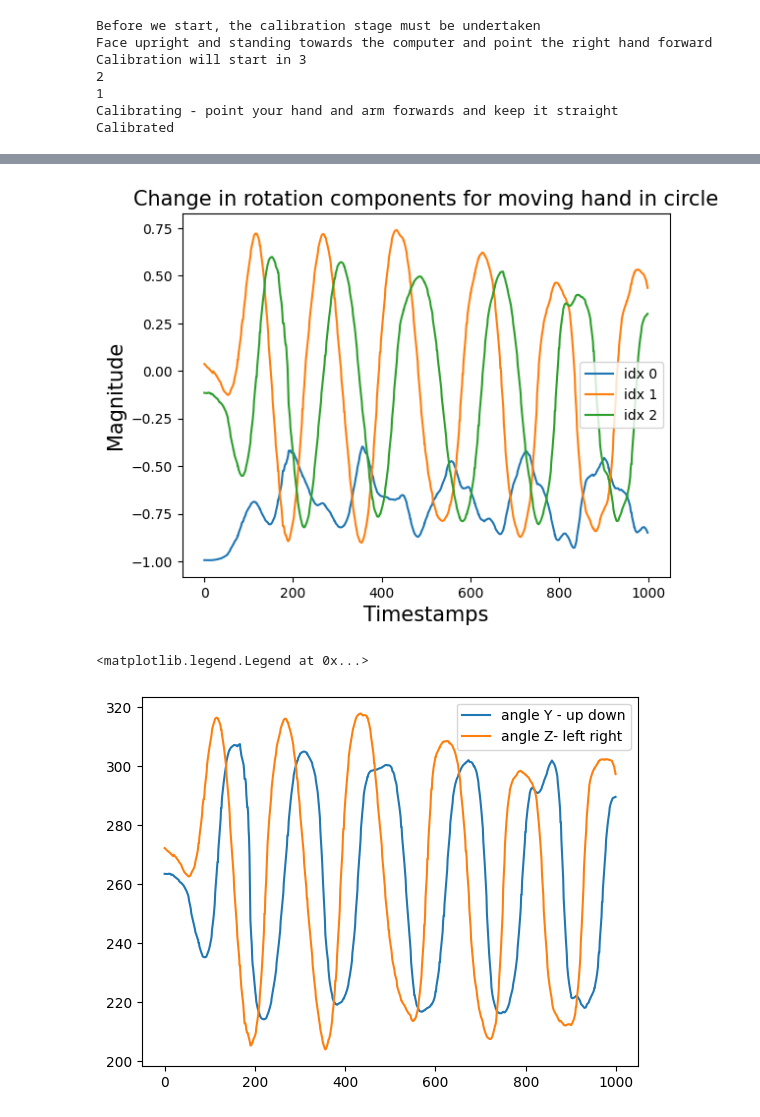
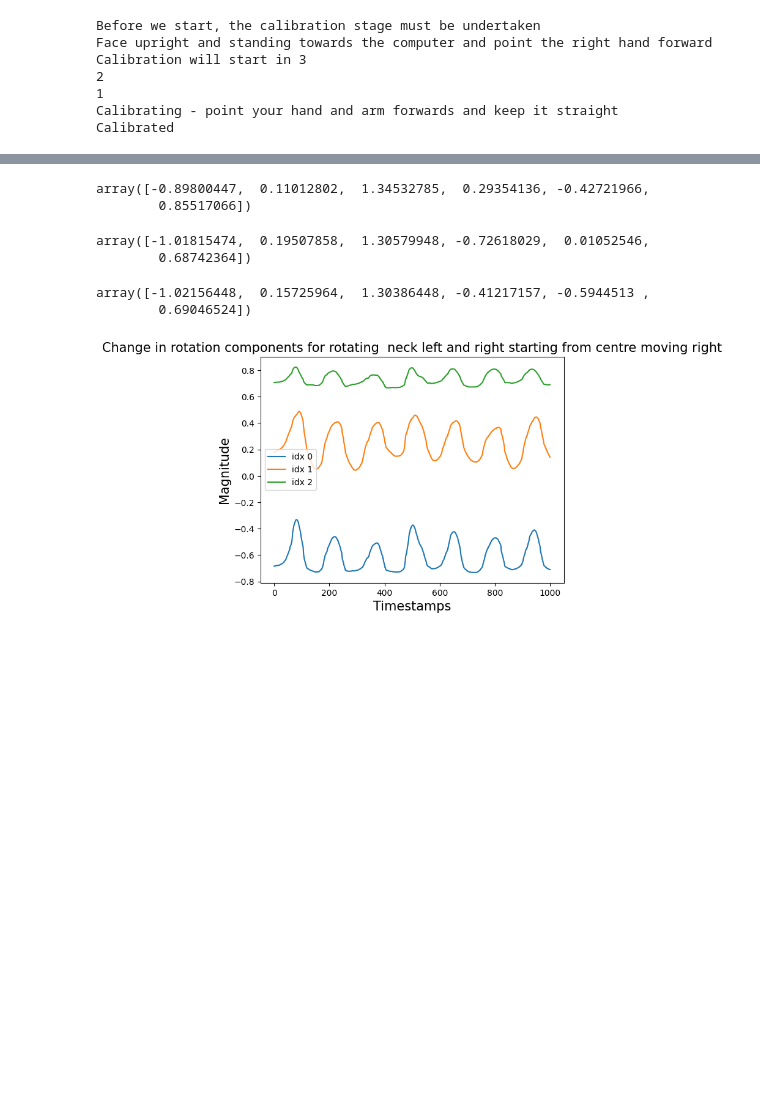
Before and after one commit to ashwin133/BrainMachineInterfaces, a Jupyter notebook: Experiment_pointer/testStreamingData.ipynb, the cells around one changed output, grey strips where cells are left out. Cells and saved outputs as stored; diff of their text form; code cells hidden in the pictures; blank space fills up the shorter version.

```diff
--- a/Experiment_pointer/testStreamingData.ipynb
+++ b/Experiment_pointer/testStreamingData.ipynb
@@ -125,0 +134,21 @@ array([-0.31111214,  3.48177338, -0.02077894,  0.46912035,  0.75183499,
+# %%
+# left
+left = shared_array[4,0:6]
+left
+# %% [output]
+array([-0.89800447,  0.11012802,  1.34532785,  0.29354136, -0.42721966,
+        0.85517066])
+# %%
+# right
+right = shared_array[4,0:6]
+right
+# %% [output]
+array([-1.01815474,  0.19507858,  1.30579948, -0.72618029,  0.01052546,
+        0.68742364])
+# %%
+# down
+down = shared_array[4,0:6]
+down
+# %% [output]
+array([-1.02156448,  0.15725964,  1.30386448, -0.41217157, -0.5944513 ,
+        0.69046524])
@@ -126,14 +159,14 @@ array([-0.31111214,  3.48177338, -0.02077894,  0.46912035,  0.75183499,
 # %%
-#This part covers testing how the rotation of the right hand can be used to control position
-
+#This part covers testing how the rotation of the body part can be used to control position
+bodyIdx = 3 # neck
 import math
 
 rotations = np.zeros((1000,3))
 angles = np.zeros((1000,2))
 
 for i in range(rotations.shape[0]):
-    dz,dx,dy = shared_array[27,3:6]
-    rotations[i,:] = shared_array[27,3:6]
+    dz,dx,dy = shared_array[bodyIdx,3:6]
+    rotations[i,:] = shared_array[bodyIdx,3:6]
     #print(shared_array[8,3:6])
 
     # Calculate rotation angles
@@ -157,23 +190,21 @@ for i in range(rotations.shape[0]):
 # %%
 
 
 plt.plot(rotations[:,0],label = 'idx 0')
-plt.plot(rotations[:,1], label = 'idx 1')# right left
+plt.plot(rotations[:,1], label = 'idx 1') # right left range right around -0.4, left around 0.1, straight around - 0.2
 plt.plot(rotations[:,2], label = 'idx 2')# up down
-plt.title("Change in rotation components for moving hand in circle", fontsize = 15)
+plt.title("Change in rotation components for rotating  neck left and right starting from centre moving right", fontsize = 15)
 plt.xlabel("Timestamps", fontsize = 15)
 plt.ylabel("Magnitude",fontsize = 15)
 plt.legend()
-plt.savefig("DataAnalysis/RotationPlots/rotations_movingArmCircle.svg")
+plt.savefig("DataAnalysis/RotationPlots/rotations_movingNeckLeftRight_gameRange.svg")
 
-plt.show()
-plt.plot(angles[:,0],label = "angle Y - up down")
-plt.plot(angles[:,1],label = "angle Z- left right")
-plt.legend()
+# plt.show()
+# plt.plot(angles[:,0],label = "angle Y - up down")
+# plt.plot(angles[:,1],label = "angle Z- left right")
+# plt.legend()
 # %% [output]
-[figure, old version]
+[figure, new version]
-<matplotlib.legend.Legend at 0x...>
-[figure, removed]
 # %%
 # Find correct range
 minX, maxX, minY, maxY = findSuitableRange(calibrationMatrix,offset,10)
```
Also changed, not shown: parts of 10 cells of this notebook, 8 other files.
